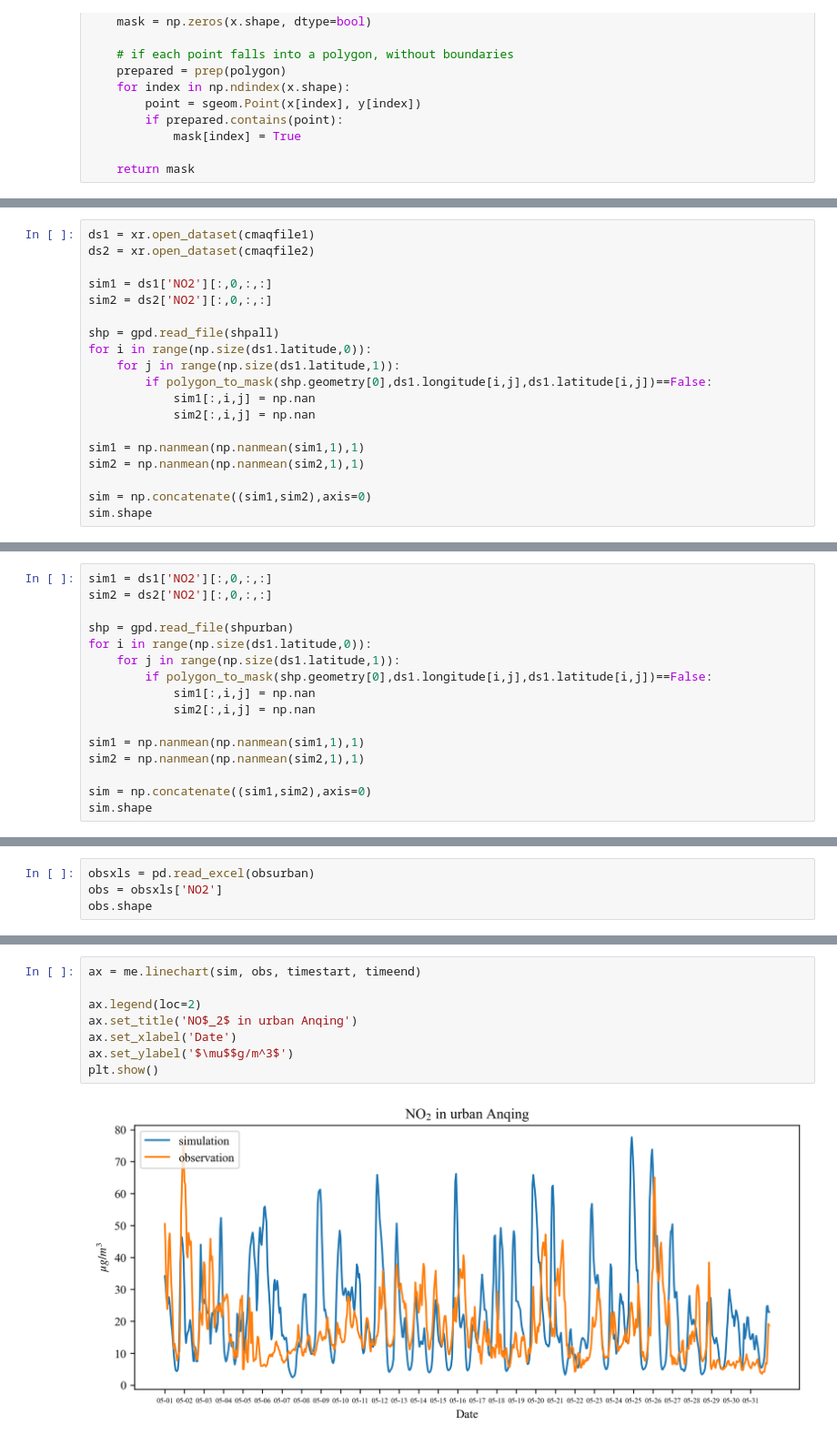
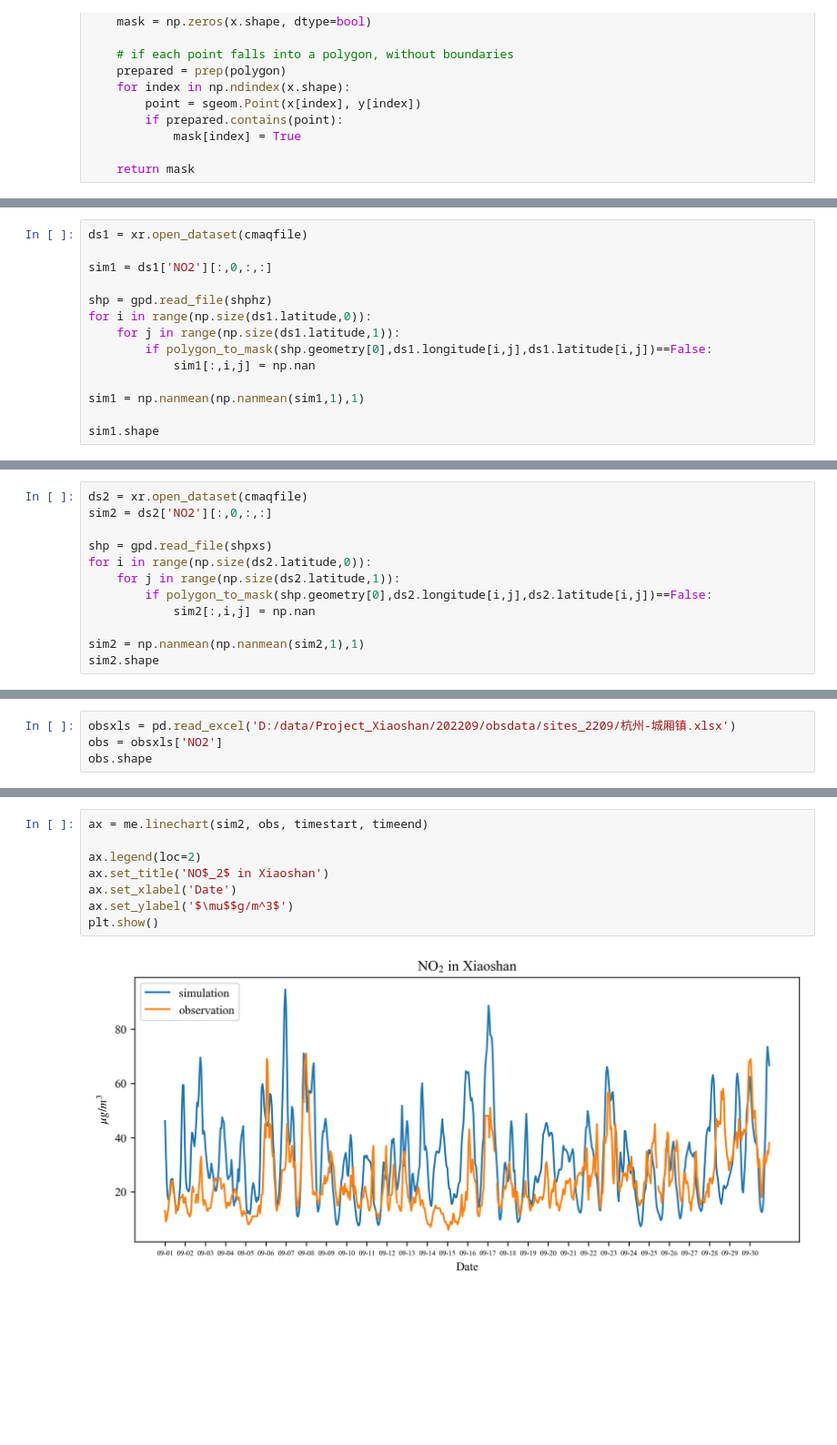
Before and after one commit to Iphisxu/Xiaoshan, a Jupyter notebook: scripts/Data_evaluation/NO2.ipynb, the cells around one changed output, grey strips where cells are left out. Shown: that part at 91% size. Cells and saved outputs as stored; diff of their text form; blank space fills up the shorter version.

```diff
--- a/scripts/Data_evaluation/NO2.ipynb
+++ b/scripts/Data_evaluation/NO2.ipynb
@@ -51,20 +51,15 @@ def polygon_to_mask(polygon, x, y):
 # %%
-ds1 = xr.open_dataset(cmaqfile1)
-ds2 = xr.open_dataset(cmaqfile2)
+ds1 = xr.open_dataset(cmaqfile)
 
 sim1 = ds1['NO2'][:,0,:,:]
-sim2 = ds2['NO2'][:,0,:,:]
 
-shp = gpd.read_file(shpall)
+shp = gpd.read_file(shphz)
 for i in range(np.size(ds1.latitude,0)):
     for j in range(np.size(ds1.latitude,1)):
         if polygon_to_mask(shp.geometry[0],ds1.longitude[i,j],ds1.latitude[i,j])==False:
             sim1[:,i,j] = np.nan
-            sim2[:,i,j] = np.nan
 
 sim1 = np.nanmean(np.nanmean(sim1,1),1)
-sim2 = np.nanmean(np.nanmean(sim2,1),1)
 
-sim = np.concatenate((sim1,sim2),axis=0)
-sim.shape
+sim1.shape
 # %% [output]
@@ -101,17 +96,13 @@ me.evaluation_frame(obs, sim, df)
 # %%
-sim1 = ds1['NO2'][:,0,:,:]
+ds2 = xr.open_dataset(cmaqfile)
 sim2 = ds2['NO2'][:,0,:,:]
 
-shp = gpd.read_file(shpurban)
-for i in range(np.size(ds1.latitude,0)):
-    for j in range(np.size(ds1.latitude,1)):
-        if polygon_to_mask(shp.geometry[0],ds1.longitude[i,j],ds1.latitude[i,j])==False:
-            sim1[:,i,j] = np.nan
+shp = gpd.read_file(shpxs)
+for i in range(np.size(ds2.latitude,0)):
+    for j in range(np.size(ds2.latitude,1)):
+        if polygon_to_mask(shp.geometry[0],ds2.longitude[i,j],ds2.latitude[i,j])==False:
             sim2[:,i,j] = np.nan
 
-sim1 = np.nanmean(np.nanmean(sim1,1),1)
 sim2 = np.nanmean(np.nanmean(sim2,1),1)
-
-sim = np.concatenate((sim1,sim2),axis=0)
-sim.shape
+sim2.shape
 # %% [output]
@@ -119,5 +110,5 @@ sim.shape
 # %%
-obsxls = pd.read_excel(obsurban)
+obsxls = pd.read_excel('D:/data/Project_Xiaoshan/202209/obsdata/sites_2209/杭州-城厢镇.xlsx')
 obs = obsxls['NO2']
 obs.shape
 # %% [output]
@@ -125,11 +116,11 @@ obs.shape
 # %%
-ax = me.linechart(sim, obs, timestart, timeend)
+ax = me.linechart(sim2, obs, timestart, timeend)
 
 ax.legend(loc=2)
-ax.set_title('NO$_2$ in urban Anqing')
+ax.set_title('NO$_2$ in Xiaoshan')
 ax.set_xlabel('Date')
 ax.set_ylabel('$\mu$$g/m^3$')
 plt.show()
 # %% [output]
-[figure, old version]
+[figure, new version]
 # %%
```
Also changed, not shown: parts of 9 cells of this notebook, 33 other files.
